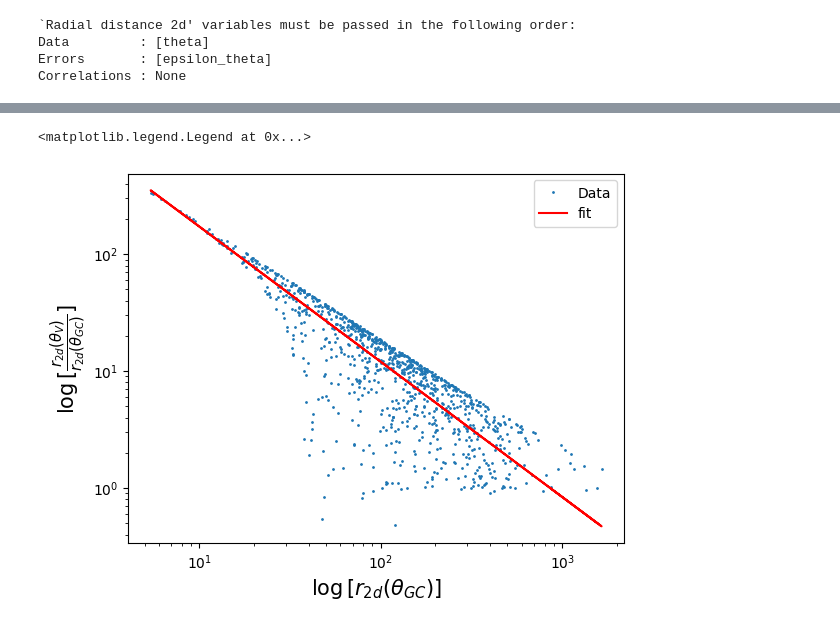
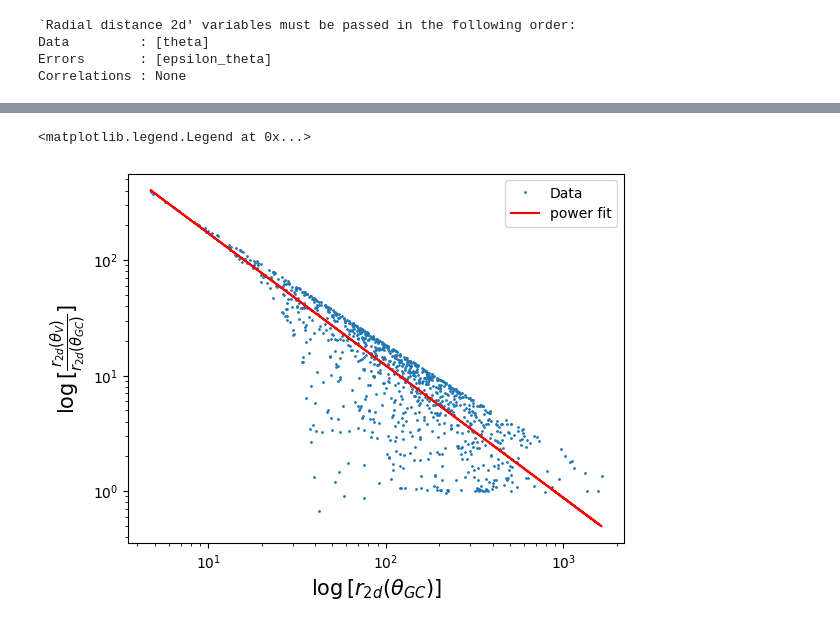
Before and after one commit to pietroferraiuolo/GRASP, a Jupyter notebook: scripts/n6121_analysis.ipynb, the cells around one changed output, grey strips where cells are left out. Drawn from its saved outputs; the diff is of its cells as text; code cells hidden in the pictures.

```diff
--- a/scripts/n6121_analysis.ipynb
+++ b/scripts/n6121_analysis.ipynb
@@ -264,13 +248,15 @@ Correctly imported `minpack.lm`.
 # %%
-fit = grasp.stats.fit_data(r_ratio[r_ratio<400], fit='power', x_data = r2d_1[r_ratio<400])
+fit_p = grasp.stats.fit_data(r_ratio[r_ratio<400], fit='power', x_data = r2d_1[r_ratio<400])
+#fit_e = grasp.stats.fit_data(r_ratio[r_ratio<400], fit='exponential', x_data = r2d_1[r_ratio<400])
 
 plt.plot(r2d_1[r_ratio<400], r_ratio[r_ratio<400], 'o', markersize=1, label='Data')
-plt.plot(r2d_1[r_ratio<400], fit['y_fit'], c='r', label='fit')
+plt.plot(r2d_1[r_ratio<400], fit_p.y, c='r', label='power fit')
+#plt.plot(r2d_1[r_ratio<400], fit_e.y, c='g', label='exponential fit')
 plt.xlabel(r'$\log{[r_{2d}(\theta_{GC})]}$', fontdict=grasp.plots.label_font)
 plt.ylabel(r'$\log{[\frac{r_{2d}(\theta_{V})}{r_{2d}(\theta_{GC})}]}$', fontdict=grasp.plots.label_font)
 plt.yscale('log')
 plt.xscale('log')
 plt.legend()
 # %% [output]
 <matplotlib.legend.Legend at 0x...>
-[figure, old version]
+[figure, new version]
```
Also changed, not shown: parts of 31 cells of this notebook, 6 other files.
